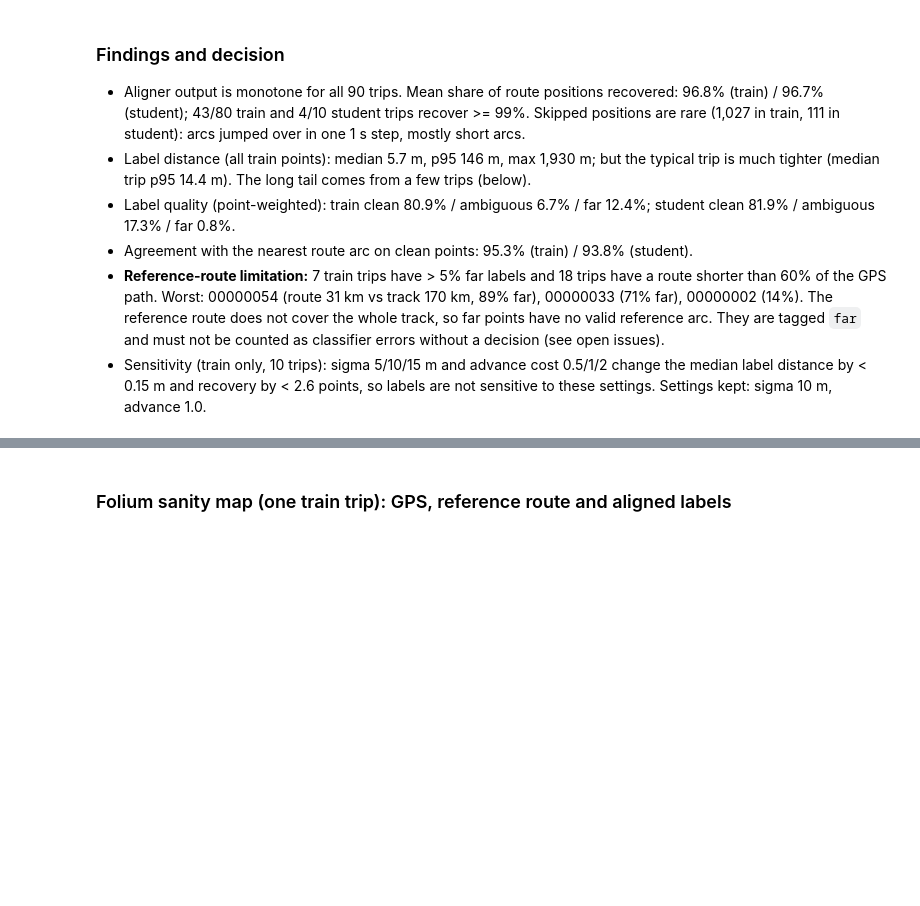
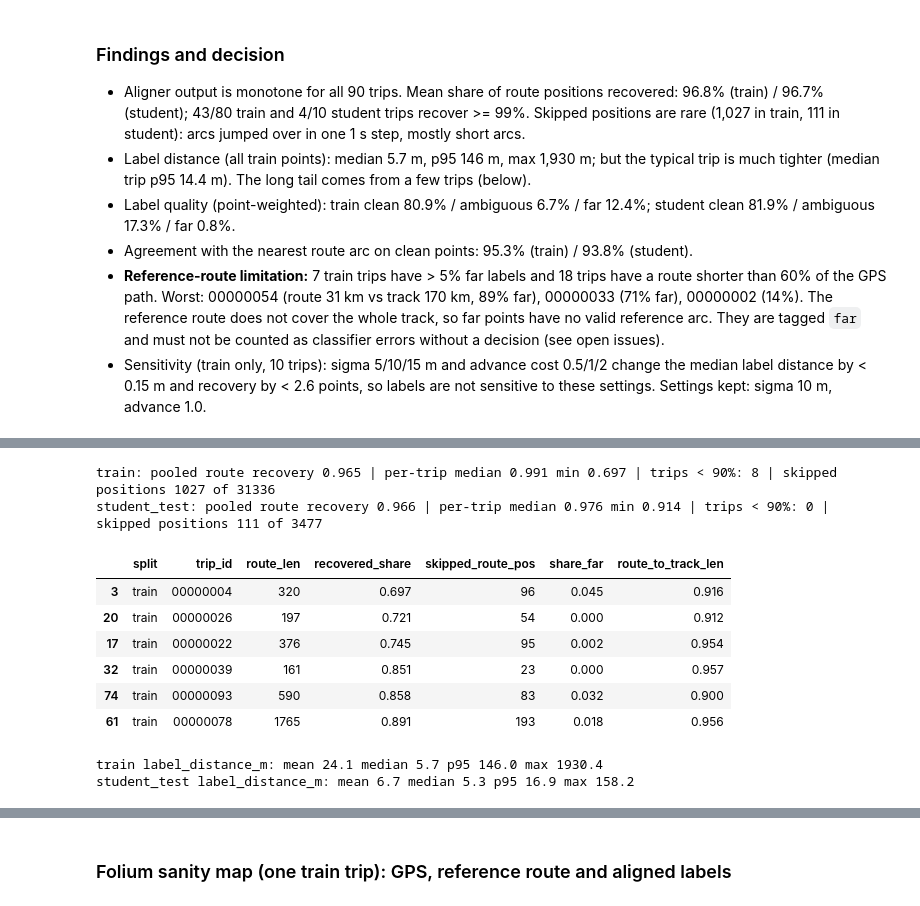
Before and after one commit to cosmocode-source/PATHSNAP, a Jupyter notebook: data_preprocessing/data_preprocessing/PathSnap_Preprocessing.ipynb, the cells around one changed output, grey strips where cells are left out. Drawn from its saved outputs; the diff is of its cells as text; code cells hidden in the pictures; blank space fills up the shorter version.

```diff
--- a/data_preprocessing/data_preprocessing/PathSnap_Preprocessing.ipynb
+++ b/data_preprocessing/data_preprocessing/PathSnap_Preprocessing.ipynb
@@ -334,0 +345,23 @@ print({s: lab[s].shape for s in lab})
+# %%
+"""Overall recovery of .route (collapsed labels, in order) and the per-trip worst cases."""
+tv = V[V.split == "train"]; sv = V[V.split == "student_test"]
+for name, d in [("train", tv), ("student_test", sv)]:
+    # recovered_share = distinct route_pos hit / route length; overall = pooled over all route positions of the partition
+    overall = (d.recovered_share * d.route_len).sum() / d.route_len.sum()
+    print(f"{name}: pooled route recovery {overall:.3f} | per-trip median {d.recovered_share.median():.3f} min {d.recovered_share.min():.3f} "
+          f"| trips < 90%: {(d.recovered_share < .9).sum()} | skipped positions {d.skipped_route_pos.sum()} of {d.route_len.sum()}")
+display(V.sort_values("recovered_share").head(6)[["split", "trip_id", "route_len", "recovered_share", "skipped_route_pos", "share_far", "route_to_track_len"]].round(3))
+for name, d in [("train", lab["train"]), ("student_test", lab["student_test"])]:
+    x = d.label_distance_m; print(f"{name} label_distance_m: mean {x.mean():.1f} median {x.median():.1f} p95 {x.quantile(.95):.1f} max {x.max():.1f}")
+# %% [output]
+train: pooled route recovery 0.965 | per-trip median 0.991 min 0.697 | trips < 90%: 8 | skipped positions 1027 of 31336
+student_test: pooled route recovery 0.966 | per-trip median 0.976 min 0.914 | trips < 90%: 0 | skipped positions 111 of 3477
+|  | split | trip_id | route_len | recovered_share | skipped_route_pos | share_far | route_to_track_len |
+| 3 | train | 00000004 | 320 | 0.697 | 96 | 0.045 | 0.916 |
+| 20 | train | 00000026 | 197 | 0.721 | 54 | 0.000 | 0.912 |
+| 17 | train | 00000022 | 376 | 0.745 | 95 | 0.002 | 0.954 |
+| 32 | train | 00000039 | 161 | 0.851 | 23 | 0.000 | 0.957 |
+| 74 | train | 00000093 | 590 | 0.858 | 83 | 0.032 | 0.900 |
+| 61 | train | 00000078 | 1765 | 0.891 | 193 | 0.018 | 0.956 |
+train label_distance_m: mean 24.1 median 5.7 p95 146.0 max 1930.4
+student_test label_distance_m: mean 6.7 median 5.3 p95 16.9 max 158.2
```
Also changed, not shown: parts of 8 cells of this notebook, 6 other files.
